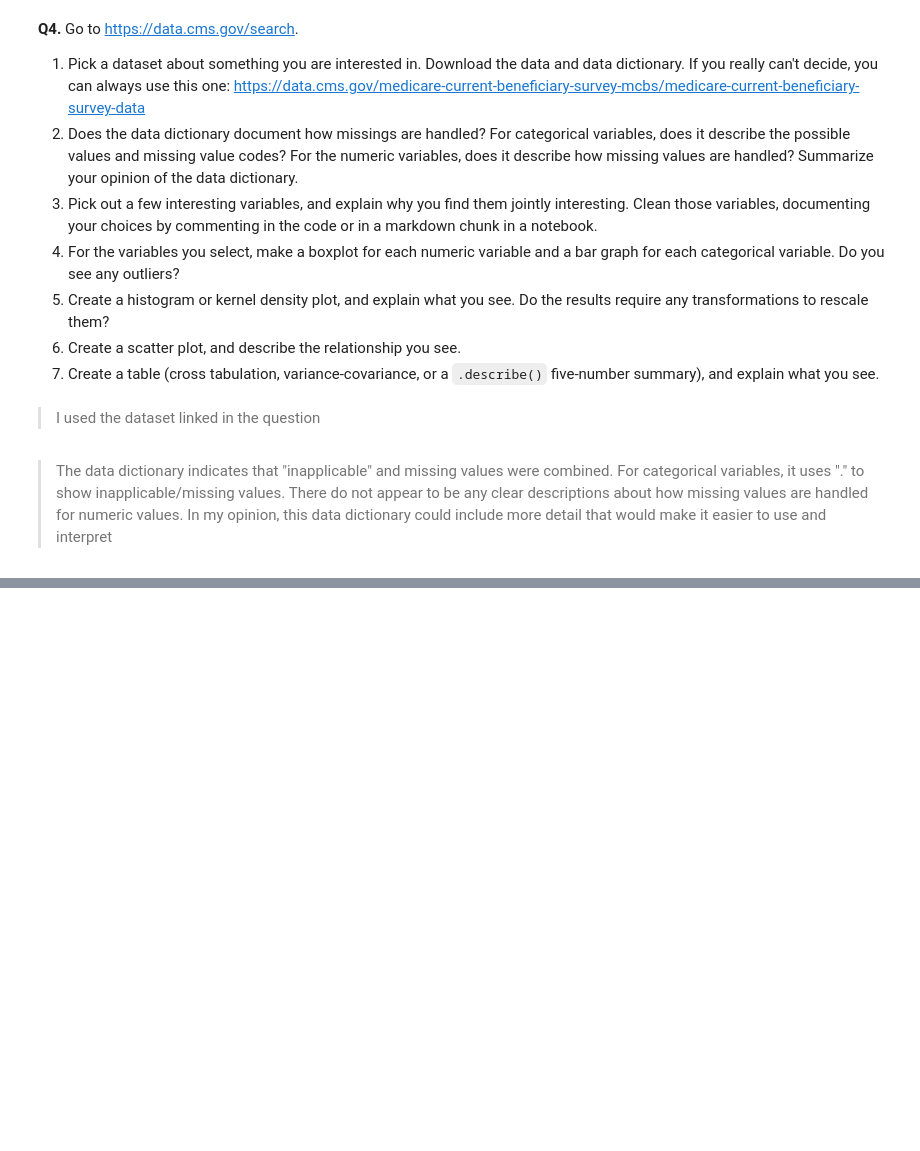
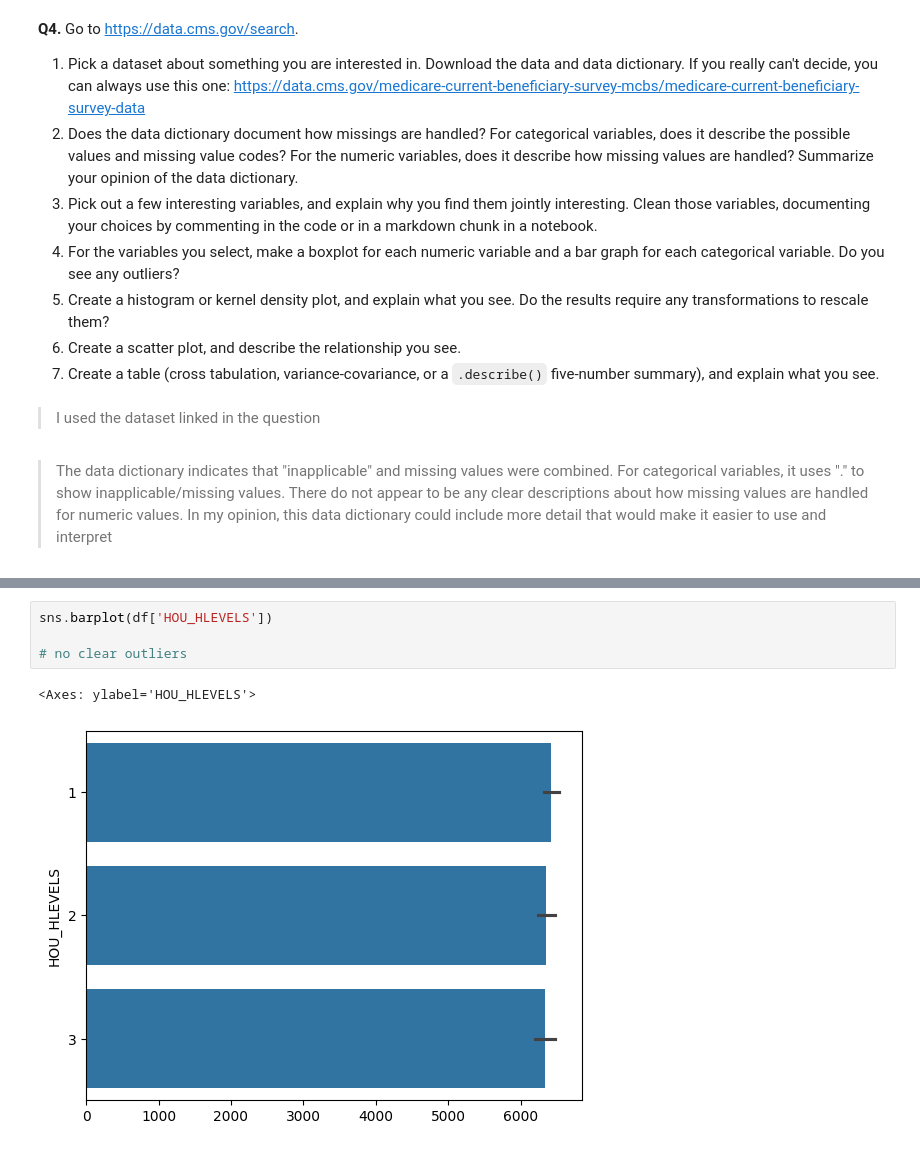
Before and after one commit to gkbrasselle/visualization, a Jupyter notebook: assignment/assignment.ipynb, the cells around one changed output, grey strips where cells are left out. Saved outputs shown, nothing was run; the diff lists cells and outputs as text; blank space fills up the shorter version.

```diff
--- a/assignment/assignment.ipynb
+++ b/assignment/assignment.ipynb
@@ -264,0 +347,7 @@ df = pd.read_csv()
+# %%
+sns.barplot(df['HOU_HLEVELS'])
+
+# no clear outliers
+# %% [output]
+<Axes: ylabel='HOU_HLEVELS'>
+[figure, added]
```
Also changed, not shown: parts of 9 cells of this notebook.
